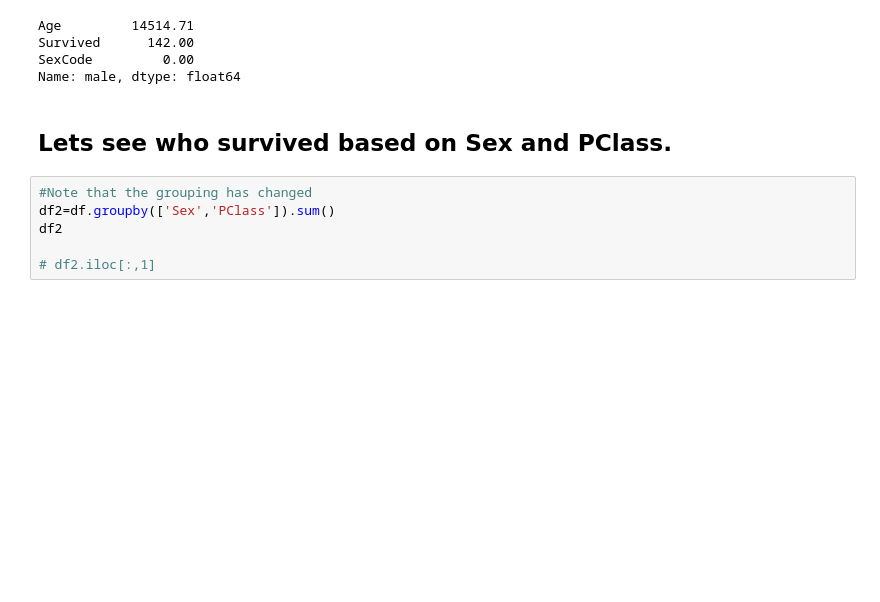
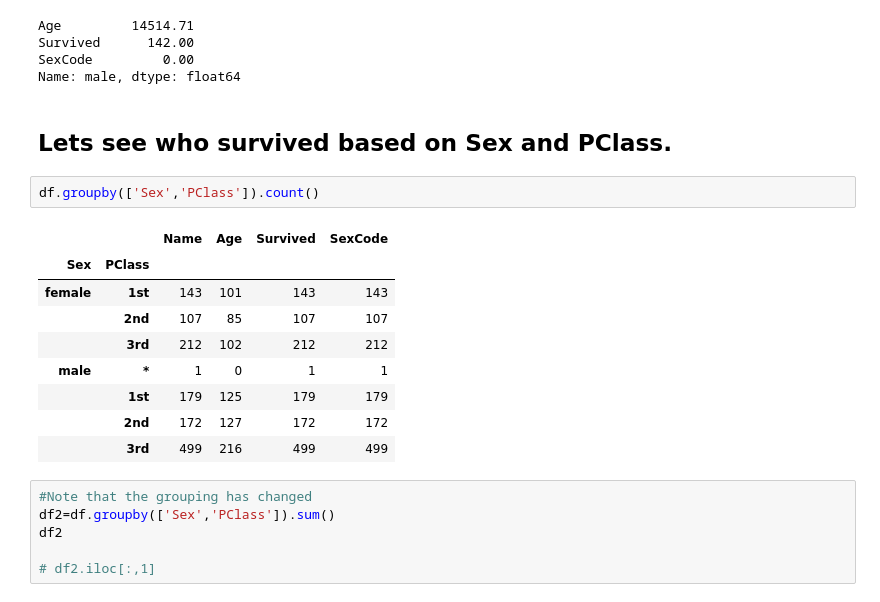
Before and after one commit to CNUClasses/DATA301_CODE, a Jupyter notebook: week_3/33_groupby_apply.ipynb, the cells around one changed output. Drawn from its saved outputs; the diff is of its cells as text; blank space fills up the shorter version.

```diff
--- a/week_3/33_groupby_apply.ipynb
+++ b/week_3/33_groupby_apply.ipynb
@@ -86,6 +98,18 @@ SexCode         0.00
 Name: male, dtype: float64
 # %% [markdown]
 ## Lets see who survived based on Sex and PClass.
+# %%
+df.groupby(['Sex','PClass']).count()
+# %% [output]
+|  |  | Name | Age | Survived | SexCode |
+| Sex | PClass |  |  |  |  |
+| female | 1st | 143 | 101 | 143 | 143 |
+|  | 2nd | 107 | 85 | 107 | 107 |
+|  | 3rd | 212 | 102 | 212 | 212 |
+| male | * | 1 | 0 | 1 | 1 |
+|  | 1st | 179 | 125 | 179 | 179 |
+|  | 2nd | 172 | 127 | 172 | 172 |
+|  | 3rd | 499 | 216 | 499 | 499 |
 # %%
 #Note that the grouping has changed
 df2=df.groupby(['Sex','PClass']).sum()
```
Also changed, not shown: parts of 5 cells of this notebook, 3 other files.
